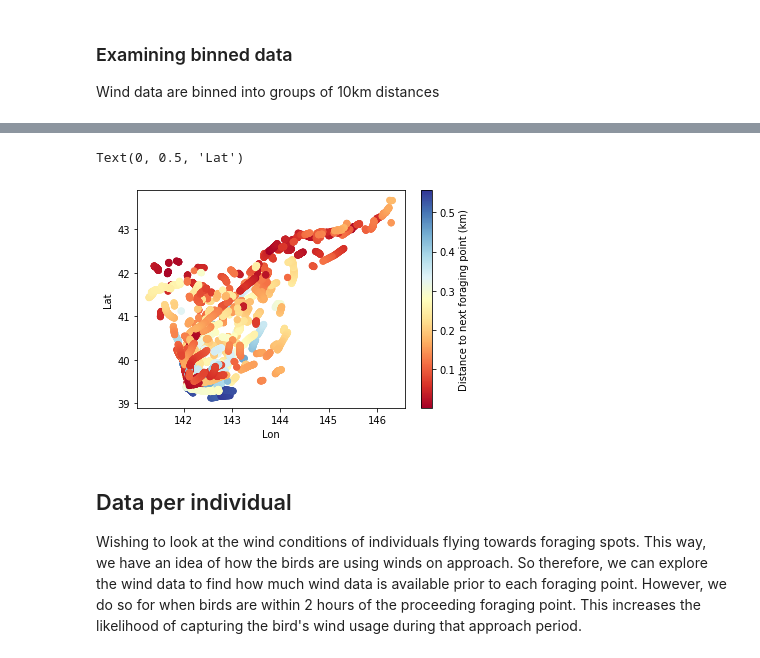
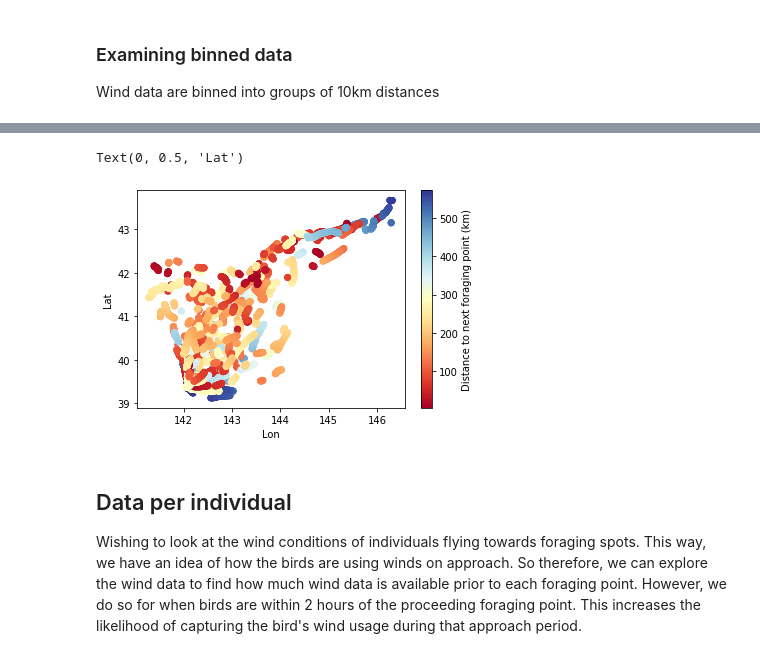
Before and after one commit to argrod/Olfactory, a Jupyter notebook: Python/WindAnalysis.ipynb, the cells around one changed output, grey strips where cells are left out. Saved outputs shown, nothing was run; the diff lists cells and outputs as text; code cells hidden in the pictures.

```diff
--- a/Python/WindAnalysis.ipynb
+++ b/Python/WindAnalysis.ipynb
@@ -27,13 +27,14 @@ else:
 
 files = glob.glob(fileloc+"*ForageGPS.txt")
 
-forDat = pd.DataFrame()
+forDat = []
 for b in files:
     new = pd.read_csv(b)
     new.insert(0,'ID',re.findall('[0-9\-]+',re.search('.*PredictedForage(.+?)_S*',b).group(1)) * len(new))
-    forDat = forDat.append(new,ignore_index=True)
+    forDat.append(new)
 
-forDat.loc[:,'DT'] = pd.to_datetime(forDat.loc[:,'DT'],format="%d/%m/%Y %H:%M:%S.%f")
+for df in forDat:
+    df.loc[:,'DT'] = pd.to_datetime(df.loc[:,'DT'],format="%d/%m/%Y %H:%M:%S.%f")
 # wind data
 if platform == "darwin":
     windloc = "/Volumes/GoogleDrive/My Drive/PhD/Data/2018Shearwater/WindEst/MinDat/"
@@ -41,18 +42,18 @@ else:
     windloc = "E:/My Drive/PhD/Data/2018Shearwater/WindEst/MinDat/"
 
 wfiles = glob.glob(windloc+"*.csv")
-wDat = pd.DataFrame()
+wDat = []
 for b in wfiles:
     new = pd.read_csv(b,names=["DT","Lat","Lon","BHead","X","Y"])
     new.insert(0,"ID",re.findall('[0-9\-]+',re.search('.*MinDat(.+?)_S*',b).group(1)) * len(new))
-    wDat = wDat.append(new,ignore_index=True)
-wDat.loc[:,'DT'] = pd.to_datetime(forDat.loc[:,'DT'],format="%d/%m/%Y %H:%M:%S")
+    wDat.append(new)
+for df in wDat:
+    df.loc[:,'DT'] = pd.to_datetime(df.loc[:,'DT'],format="%Y/%m/%d %H:%M:%S")
 # %% [markdown]
 ## Relative position/time to foraging
 
 For each wind estimation point, the nearest proceeding foraging point is calculated with the distance and time from the next foraging spot calculated.
 # %%
-# calculate the distance & time from each wind calculation to the next foraging point
 def DistTimeTo(dt,lat,lon,id,dat):
     try:
         forPoint = np.nanmin(np.where((dat['Forage'] == 1) & (dat['ID'] == id) & (dat['DT'] > dt)))
@@ -62,6 +63,12 @@ def DistTimeTo(dt,lat,lon,id,dat):
         tdiff = float("NaN")
         distance=float("NaN")
     return tdiff,distance/1000
-tst = [DistTimeTo(wDat.loc[b,'DT'],wDat.loc[b,'Lat'],wDat.loc[b,'Lon'],wDat.loc[b,'ID'],forDat) for b in range(len(wDat))]
-wDat = pd.concat([wDat,pd.DataFrame(tst)],axis=1)
-wDat.rename(columns={0:'timeTo',1:'distTo'},inplace=True)
+wDatn = []
+for tst in wDat:
+    ind = []
+    for df in forDat:
+        if df.loc[1,'ID'] == tst.loc[1,'ID']:
+            ind = df
+    tmp = [DistTimeTo(tst.loc[b,'DT'],tst.loc[b,'Lat'],tst.loc[b,'Lon'],tst.loc[b,'ID'],ind) for b in range(len(tst))]
+    tst.insert(len(tst.columns),'timeTo',[row[0] for row in tmp])
+    tst.insert(len(tst.columns),'distTo',[row[1] for row in tmp])
@@ -70,9 +93,10 @@ wDat.rename(columns={0:'timeTo',1:'distTo'},inplace=True)
 
 Wind data are binned into groups of 10km distances
 # %%
-wDat['wDir'] = np.arctan2(wDat['Y'],wDat['X'])
-wDat['wSp'] = np.sqrt(wDat['X']**2 + wDat['Y']**2)
-wDat['rwh'] = wDat['BHead'] - wDat['wDir']
-wDat.loc[wDat[wDat['rwh'] < -np.pi].index,'rwh'] = wDat.loc[wDat[wDat['rwh'] < -np.pi].index,'rwh'] + (2*np.pi)
-wDat.loc[wDat[wDat['rwh'] > np.pi].index,'rwh'] = wDat.loc[wDat[wDat['rwh'] > np.pi].index,'rwh'] - (2*np.pi)
-wDat['distGroup'] = pd.cut(wDat['distTo'],np.arange(0,np.nanmax(wDat['distTo']),10),labels=(np.arange(10,np.nanmax(wDat['distTo']),10)))
+for tst in wDat:
+    tst['wDir'] = np.arctan2(tst['Y'],tst['X'])
+    tst['wSp'] = np.sqrt(tst['X']**2 + tst['Y']**2)
+    tst['rwh'] = tst['BHead'] - tst['wDir']
+    tst.loc[tst[tst['rwh'] < -np.pi].index,'rwh'] = tst.loc[tst[tst['rwh'] < -np.pi].index,'rwh'] + (2*np.pi)
+    tst.loc[tst[tst['rwh'] > np.pi].index,'rwh'] = tst.loc[tst[tst['rwh'] > np.pi].index,'rwh'] - (2*np.pi)
+    tst['distGroup'] = pd.cut(tst['distTo'],np.arange(0,np.nanmax(tst['distTo']),10),labels=(np.arange(10,np.nanmax(tst['distTo']),10)))
@@ -79,15 +119,15 @@ wDat['distGroup'] = pd.cut(wDat['distTo'],np.arange(0,np.nanmax(wDat['distTo']),
 # %%
 cm = plt.cm.get_cmap('RdYlBu')
 colours = [cm(1.*i/len(wDat.groupby('distGroup').count())) for i in range(len(wDat.groupby('distGroup').count()))]
-xy = range(len(np.arange(0,np.nanmax(wDat['distTo'])/1000,10)))
+xy = range(len(np.arange(0,np.nanmax(wDat['distTo']),10)))
 
-plt.scatter(wDat['Lon'],wDat['Lat'],c=wDat['distTo']/1000)
+plt.scatter(wDat['Lon'],wDat['Lat'],c=wDat['distTo'])
 cb = plt.colorbar()
 cb.set_label('Distance to next foraging point (km)')
 plt.set_cmap(cm)
 plt.xlabel('Lon')
 plt.ylabel('Lat')
 # %% [output]
 Text(0, 0.5, 'Lat')
-[figure, old version]
+[figure, new version]
 # %%
```
Also changed, not shown: parts of 7 cells of this notebook.
